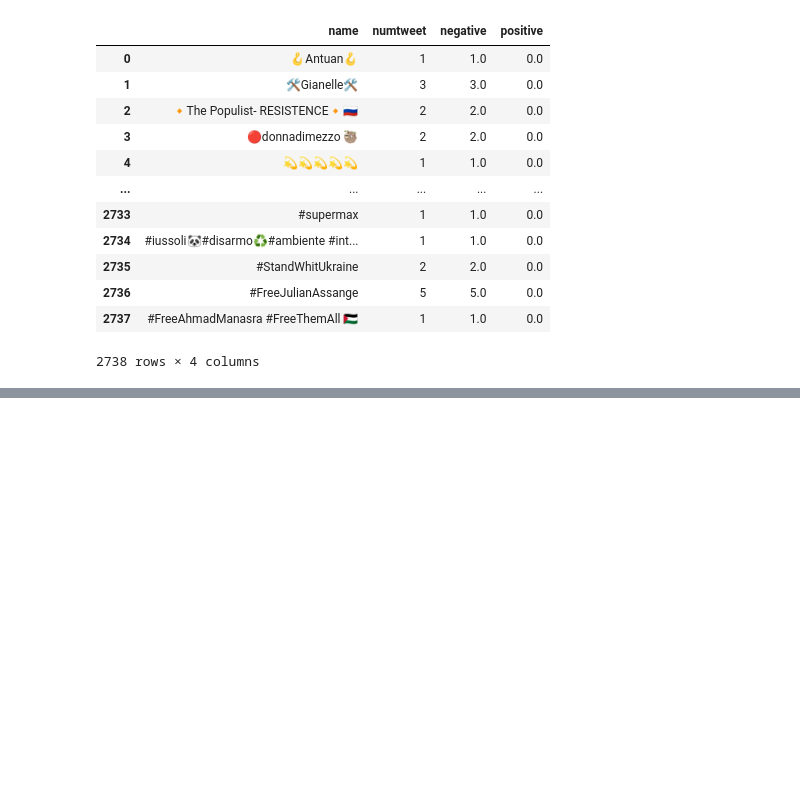
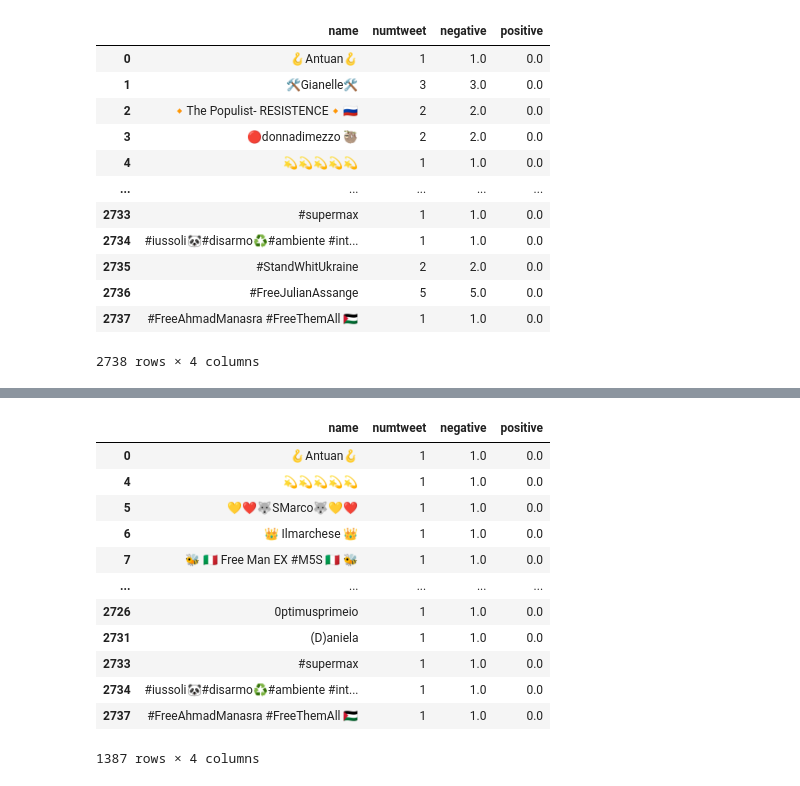
Before and after one commit to paolofesta/prove, a Jupyter notebook: TESI.ipynb, the cells around one changed output, grey strips where cells are left out. Cells and saved outputs as stored; diff of their text form; code cells hidden in the pictures; blank space fills up the shorter version.

```diff
--- a/TESI.ipynb
+++ b/TESI.ipynb
@@ -1142,0 +1130,18 @@ print()
+# %%
+datauno=datanum.loc[datanum["numtweet"]==1]
+datapiudiuno=datanum.loc[datanum["numtweet"]!=1]
+datauno
+# %% [output]
+|  | name | numtweet | negative | positive |
+| 0 | 🪝Antuan🪝 | 1 | 1.0 | 0.0 |
+| 4 | 💫💫💫💫💫 | 1 | 1.0 | 0.0 |
+| 5 | 💛❤️🐺SMarco🐺💛❤️ | 1 | 1.0 | 0.0 |
+| 6 | 👑 Ilmarchese 👑 | 1 | 1.0 | 0.0 |
+| 7 | 🐝 🇮🇹 Free Man EX #M5S 🇮🇹 🐝 | 1 | 1.0 | 0.0 |
+| ... | ... | ... | ... | ... |
+| 2726 | 0ptimusprimeio | 1 | 1.0 | 0.0 |
+| 2731 | (D)aniela | 1 | 1.0 | 0.0 |
+| 2733 | #supermax | 1 | 1.0 | 0.0 |
+| 2734 | #iussoli🐼#disarmo♻️#ambiente #int... | 1 | 1.0 | 0.0 |
+| 2737 | #FreeAhmadManasra #FreeThemAll 🇵🇸 | 1 | 1.0 | 0.0 |
+1387 rows × 4 columns
```
Also changed, not shown: parts of 15 cells of this notebook.
